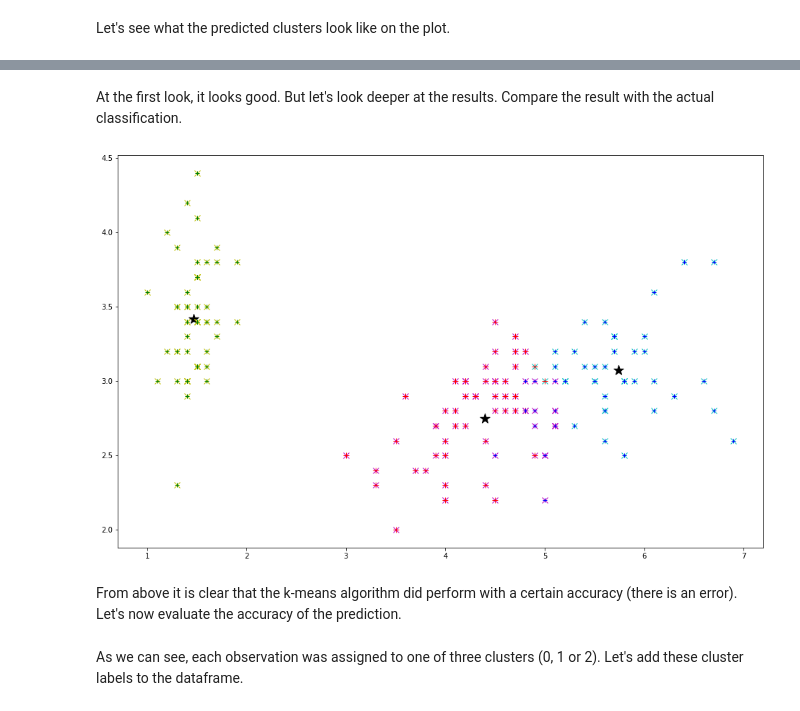
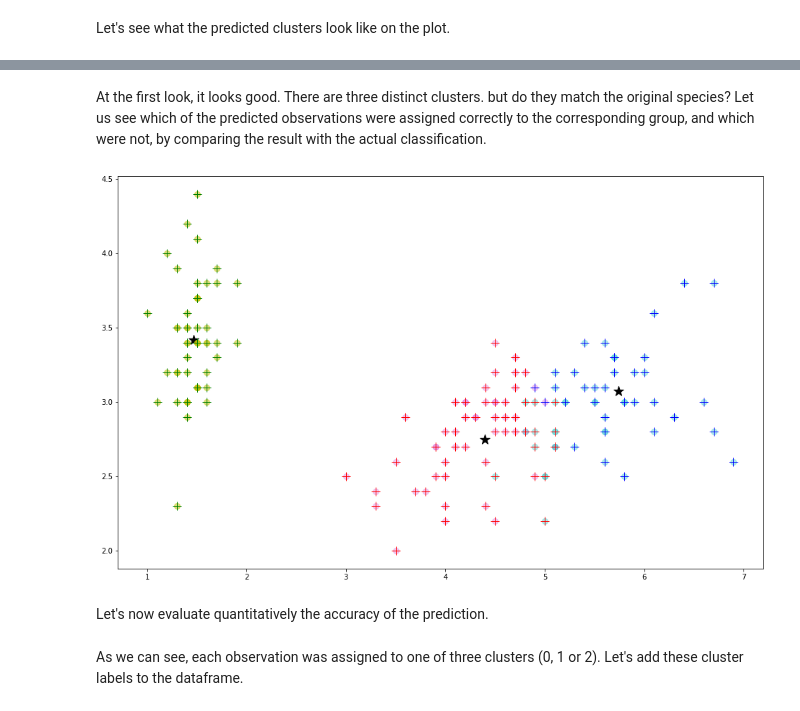
Before and after one commit to andkoc001/Machine-Learning-and-Statistics, a Jupyter notebook: MLaS-Tasks.ipynb, the cells around one changed output, grey strips where cells are left out. Cells and saved outputs as stored; diff of their text form; code cells hidden in the pictures.

Commit message:
Task 4 updated - comparison between actual and predicted results discussed

```diff
--- a/MLaS-Tasks.ipynb
+++ b/MLaS-Tasks.ipynb
@@ -828,24 +828,24 @@ plt.show()
-# %% [markdown]
-At the first look, it looks good. But let's look deeper at the results. Compare the result with the actual classification.
+# %% [markdown]
+At the first look, it looks good. There are three distinct clusters. but do they match the original species? Let us see which of the predicted observations were assigned correctly to the corresponding group, and which were not, by comparing the result with the actual classification.
 # %%
+# actual - represented with dots
+plt.plot(df[df["Species"] == "Iris-setosa"].loc[:,"Petal_Length"], df[df["Species"] == "Iris-setosa"].loc[:,"Sepal_Width"], 'yo', markersize=8, alpha=0.5)
+plt.plot(df[df["Species"] == "Iris-versicolor"].loc[:,"Petal_Length"], df[df["Species"] == "Iris-versicolor"].loc[:,"Sepal_Width"], 'mo', markersize=8, alpha=0.2)
+plt.plot(df[df["Species"] == "Iris-virginica"].loc[:,"Petal_Length"], df[df["Species"] == "Iris-virginica"].loc[:,"Sepal_Width"], 'co', markersize=8, alpha=0.3)
+
 # predicted - represented with 'x's
-plt.plot(X[kmeans.labels_ == 0].loc[:,"Petal_Length"], X[kmeans.labels_ == 0].loc[:,"Sepal_Width"], 'cx', markersize=8)
-plt.plot(X[kmeans.labels_ == 1].loc[:,"Petal_Length"], X[kmeans.labels_ == 1].loc[:,"Sepal_Width"], 'yx', markersize=8)
-plt.plot(X[kmeans.labels_ == 2].loc[:,"Petal_Length"], X[kmeans.labels_ == 2].loc[:,"Sepal_Width"], 'mx', markersize=8)
-
-# actual - represented with dots
-plt.plot(df[df["Species"] == "Iris-setosa"].loc[:,"Petal_Length"], df[df["Species"] == "Iris-setosa"].loc[:,"Sepal_Width"], 'g+', markersize=6)
-plt.plot(df[df["Species"] == "Iris-versicolor"].loc[:,"Petal_Length"], df[df["Species"] == "Iris-versicolor"].loc[:,"Sepal_Width"], 'r+', markersize=8)
-plt.plot(df[df["Species"] == "Iris-virginica"].loc[:,"Petal_Length"], df[df["Species"] == "Iris-virginica"].loc[:,"Sepal_Width"], 'b+', markersize=6)
+plt.plot(X[kmeans.labels_ == 0].loc[:,"Petal_Length"], X[kmeans.labels_ == 0].loc[:,"Sepal_Width"], 'b+', markersize=12)
+plt.plot(X[kmeans.labels_ == 1].loc[:,"Petal_Length"], X[kmeans.labels_ == 1].loc[:,"Sepal_Width"], 'g+', markersize=12)
+plt.plot(X[kmeans.labels_ == 2].loc[:,"Petal_Length"], X[kmeans.labels_ == 2].loc[:,"Sepal_Width"], 'r+', markersize=12)
 
 # centres - represented with stars
-plt.scatter(centres.loc[:,"Petal_Length"], centres.loc[:,"Sepal_Width"], marker='*', c='k', s=200)
+plt.scatter(centres.loc[:,"Petal_Length"], centres.loc[:,"Sepal_Width"], marker='*', c='black', s=200)
 
 plt.show()
 # %% [output]
-[figure, old version]
+[figure, new version]
-# %% [markdown]
-From above it is clear that the k-means algorithm did perform with a certain accuracy (there is an error). Let's now evaluate the accuracy of the prediction.
+# %% [markdown]
+Let's now evaluate quantitatively the accuracy of the prediction.
 # %% [markdown]
 As we can see, each observation was assigned to one of three clusters (0, 1 or 2). Let's add these cluster labels to the dataframe.
 # %%
```
Also changed, not shown: parts of 6 cells of this notebook.
